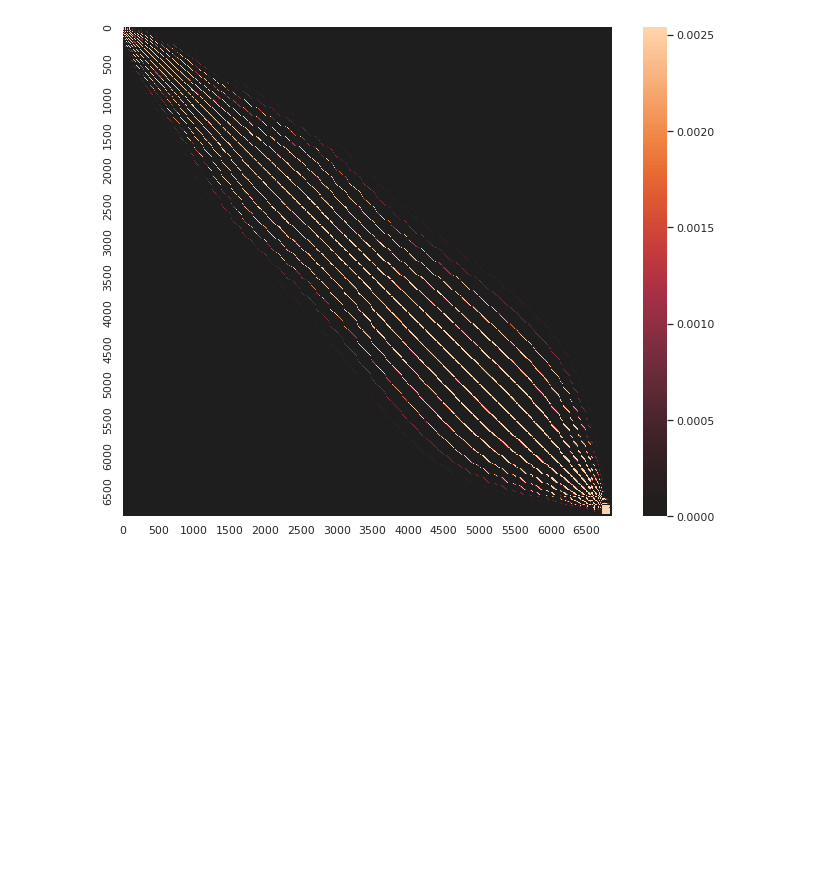
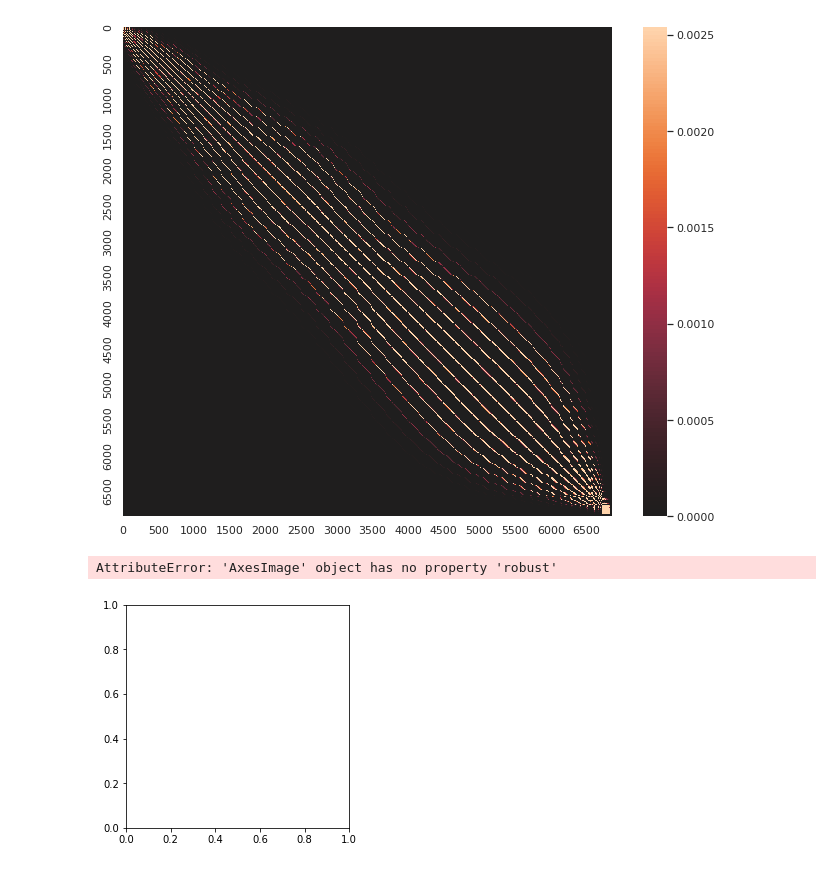
Before and after one commit to AkiTsuruta/MI-AIM, a Jupyter notebook: plot_types.ipynb, the cells around one changed output. Cells and saved outputs as stored; diff of their text form; code cells hidden in the pictures; blank space fills up the shorter version.

```diff
--- a/plot_types.ipynb
+++ b/plot_types.ipynb
@@ -24,3 +24,9 @@ sns.heatmap(bio_2, xticklabels=500, yticklabels = 500, center = 0,
 plt.show()
 # %% [output]
 [figure]
+# %%
+plt.matshow(bio_2)
+plt.show()
+# %% [output]
+AttributeError: 'AxesImage' object has no property 'robust'
+[figure, added]
```
Also changed, not shown: 3 other files.
